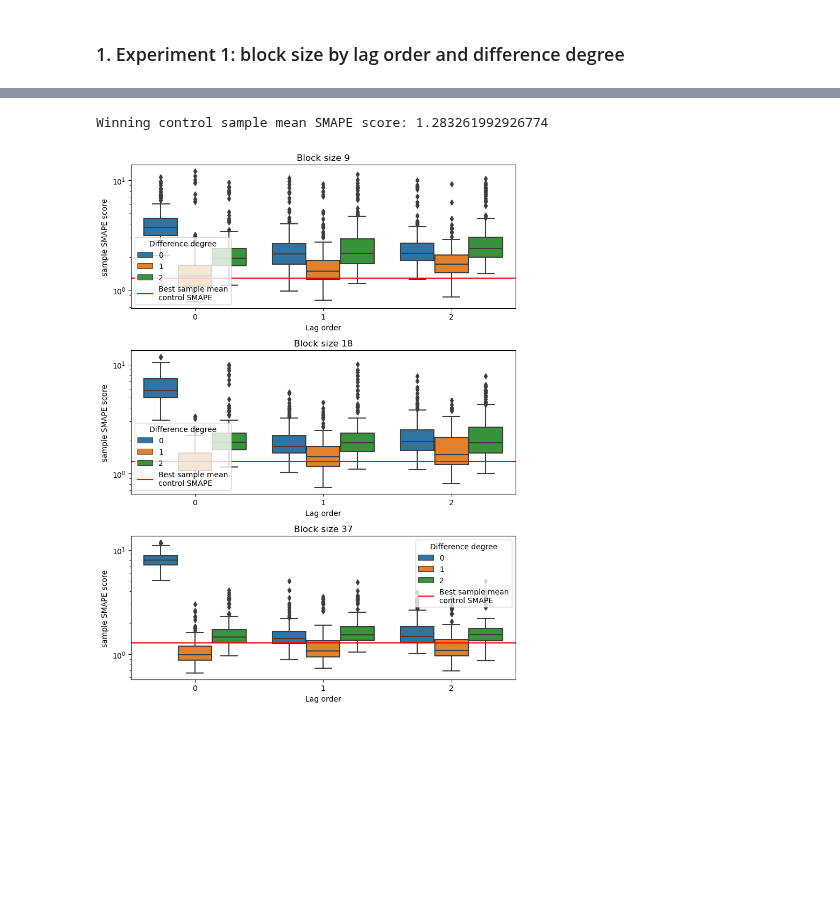
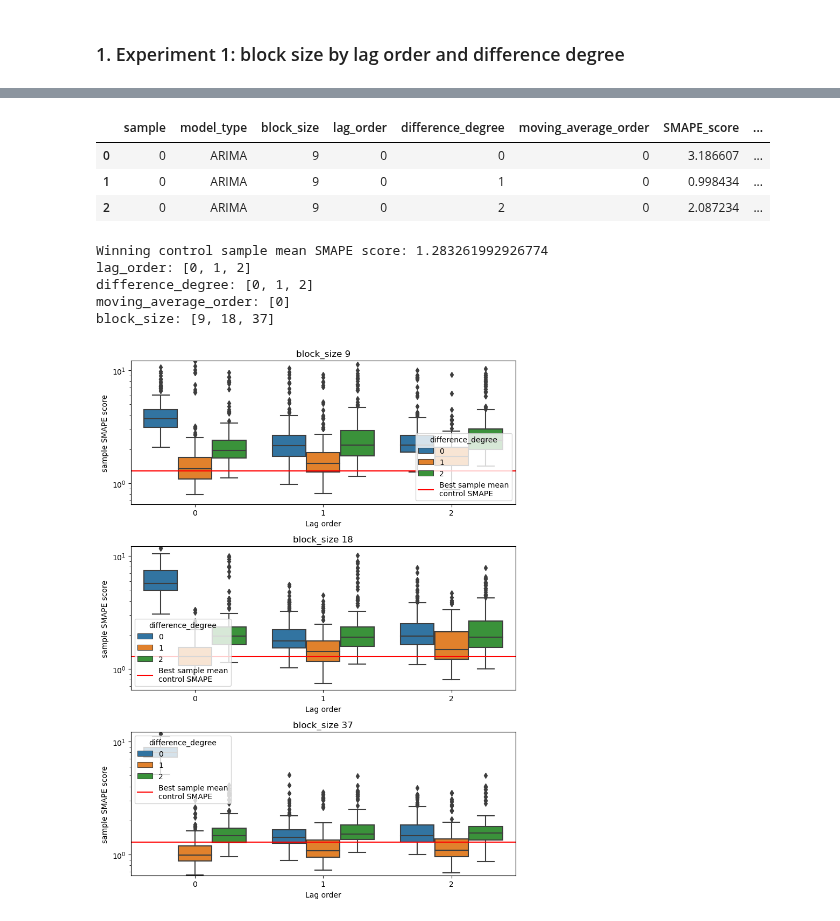
Before and after one commit to gperdrizet/kaggle_microbusiness, a Jupyter notebook: notebooks/14.2-ARIMA_hyperparameter_gridsearch_results.ipynb, the cells around one changed output, grey strips where cells are left out. Saved outputs shown, nothing was run; the diff lists cells and outputs as text; code cells hidden in the pictures; blank space fills up the shorter version.

Commit message:
Cleaned up and refactored helper functions. Started final run with winning parameters and large sample size.

```diff
--- a/notebooks/14.2-ARIMA_hyperparameter_gridsearch_results.ipynb
+++ b/notebooks/14.2-ARIMA_hyperparameter_gridsearch_results.ipynb
@@ -64,12 +23,0 @@ sample_smape_scores_df.head()
-# %%
-# Get the best control sample mean SMAPE score from this experiment so that we can add
-# it to the plots for comparison
-sample_smape_means = sample_smape_scores_df.groupby(['model_type', 'lag_order', 'difference_degree', 'moving_average_order'])[['SMAPE_score']].mean()
-sample_smape_means.reset_index(inplace=True, drop=False)
-winning_control_smape_means = sample_smape_means[sample_smape_means['model_type'] == 'control'].sort_values(by=['SMAPE_score'])
-winning_control_smape_means.reset_index(inplace=True, drop=True)
-winning_control_smape = winning_control_smape_means['SMAPE_score'].iloc[0]
-
-print(f'Winning control sample mean SMAPE score: {winning_control_smape}')
-# %% [output]
-Winning control sample mean SMAPE score: 1.283261992926774
@@ -87,34 +24,24 @@ max_smape_score = max_smape_score['SMAPE_score'].iloc[0]
-# %%
-# Plot
-fig, ax = plt.subplots(len(block_sizes), 1, figsize=(8, (3.5 * len(block_sizes))))
-
-for plot_num, block_size in enumerate(block_sizes):
-
-    sns.boxplot(
-        data=sample_smape_scores_df[(sample_smape_scores_df['model_type'] == 'ARIMA') & (sample_smape_scores_df['block_size'] == block_size)],
-        x='lag_order',
-        y='SMAPE_score',
-        hue='difference_degree',
-        ax=ax[plot_num]
-    )
-
-    # Set common y limit
-    #ax[plot_num].set_ylim([0, max_smape_score + (0.1*max_smape_score)])
-    ax[plot_num].set(yscale="log")
-
-    # Add line for best control sample mean
-    ax[plot_num].axhline(winning_control_smape, 0, 1, color='red', label=f'Best sample mean\ncontrol SMAPE')
-
-    # Labels
-    ax[plot_num].set(
-        xlabel='Lag order',
-        ylabel='sample SMAPE score',
-        title=f'Block size {block_size}'
-    )
-
-    ax[plot_num].legend(title='Difference degree')
-
-plt.tight_layout()
-plt.show()
-# %% [output]
-[figure, removed]
+# %%
+sample_smape_scores_df = funcs.parse_results(
+    input_file = f'{paths.BOOTSTRAPPING_RESULTS_PATH}/{params.output_file_root_name}-block_size.parquet'
+)
+
+sample_smape_scores_df.head(3)
+# %% [output]
+|  | sample | model_type | block_size | lag_order | difference_degree | moving_average_order | SMAPE_score | ... |
+| 0 | 0 | ARIMA | 9 | 0 | 0 | 0 | 3.186607 | ... |
+| 1 | 0 | ARIMA | 9 | 0 | 1 | 0 | 0.998434 | ... |
+| 2 | 0 | ARIMA | 9 | 0 | 2 | 0 | 2.087234 | ... |
+# %%
+plt = funcs.sample_mean_smape_boxplot(
+    sample_smape_scores_df,
+    parameter = 'block_size',
+    hue_by = 'difference_degree'
+)
+# %% [output]
+Winning control sample mean SMAPE score: 1.283261992926774
+lag_order: [0, 1, 2]
+difference_degree: [0, 1, 2]
+moving_average_order: [0]
+block_size: [9, 18, 37]
+[figure, added]
```
Also changed, not shown: parts of 7 cells of this notebook, 2 other files.
